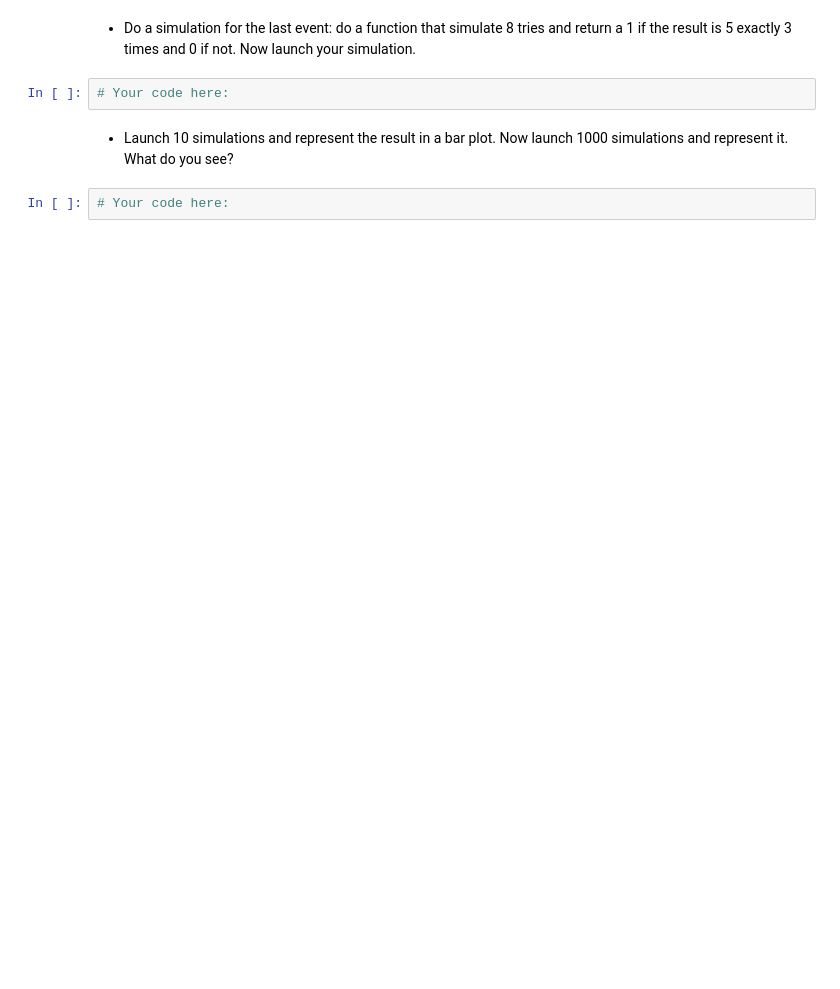
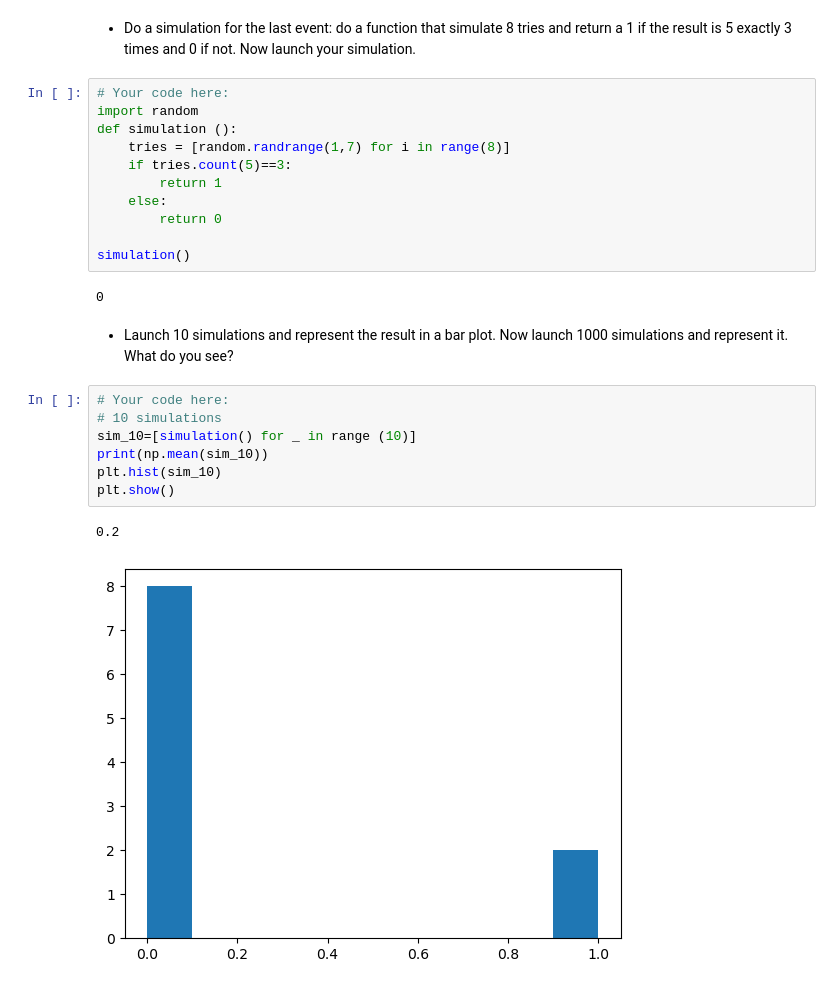
Before and after one commit to ta-data-lis/lab-intro-to-scipy, a Jupyter notebook: your-code/main.ipynb, the cells around one changed output. Cells and saved outputs as stored; diff of their text form; blank space fills up the shorter version.

```diff
--- a/your-code/main.ipynb
+++ b/your-code/main.ipynb
@@ -99,8 +208,27 @@ The `scipy.stats` submodule contains a `binom` function for computing the probab
 # %% [markdown]
 * Do a simulation for the last event: do a function that simulate 8 tries and return a 1 if the result is 5 exactly 3 times and 0 if not. Now launch your simulation.
-# %%
-# Your code here:
+# %%
+# Your code here:
+import random
+def simulation ():
+    tries = [random.randrange(1,7) for i in range(8)]
+    if tries.count(5)==3:
+        return 1
+    else:
+        return 0
+
+simulation()
+# %% [output]
+0
 # %% [markdown]
 * Launch 10 simulations and represent the result in a bar plot. Now launch 1000 simulations and represent it. What do you see?
-# %%
-# Your code here:
+# %%
+# Your code here:
+# 10 simulations
+sim_10=[simulation() for _ in range (10)]
+print(np.mean(sim_10))
+plt.hist(sim_10)
+plt.show()
+# %% [output]
+0.2
+[figure, added]
```
Also changed, not shown: parts of 24 cells of this notebook.
